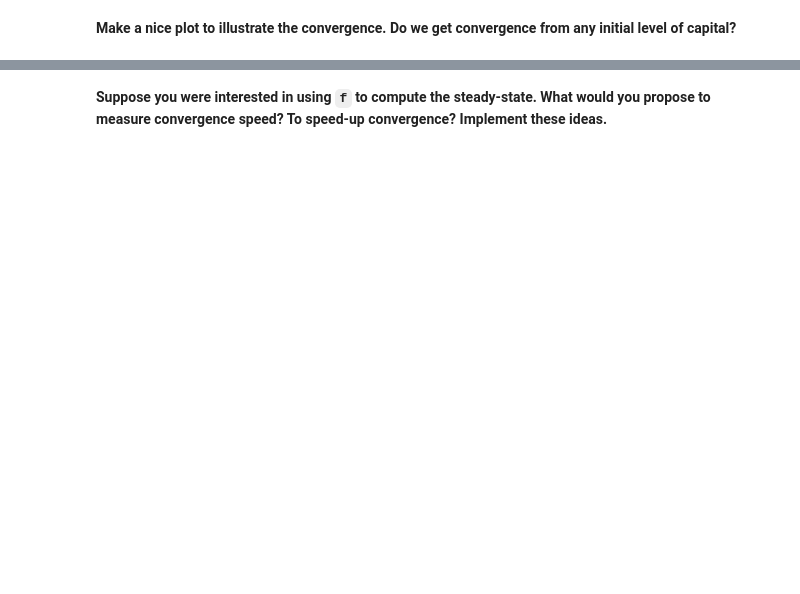
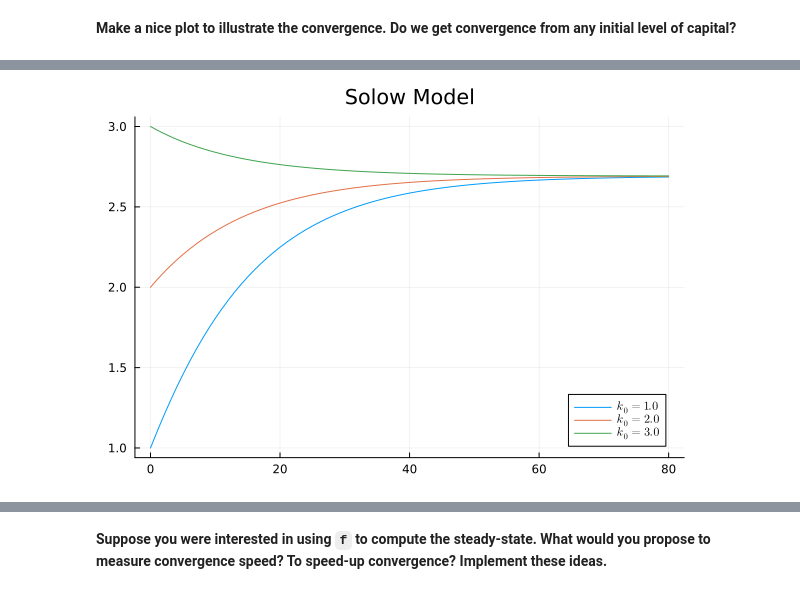
Before and after one commit to albop/mie37, a Jupyter notebook: tutorials/2_solow.ipynb, the cells around one changed output, grey strips where cells are left out. Saved outputs shown, nothing was run; the diff lists cells and outputs as text; code cells hidden in the pictures; blank space fills up the shorter version.

```diff
--- a/tutorials/2_solow.ipynb
+++ b/tutorials/2_solow.ipynb
@@ -44,0 +168,14 @@ __Make a nice plot to illustrate the convergence. Do we get convergence from any
+# %%
+# make the plot with different capital levels
+T = 80
+res_1 = simulate(1.0, T, model)
+res_2 = simulate(2.0, T, model)
+res_3 = simulate(3.0, T, model);
+# %%
+tvec = 0:T
+pl = plot(tvec, res_1; title="Solow Model", label="\$k_0=1.0\$");
+plot!(pl, tvec, res_2; label="\$k_0=2.0\$");
+plot!(pl, tvec, res_3; label="\$k_0=3.0\$");
+pl
+# %% [output]
+[figure, added]
```
Also changed, not shown: parts of 15 cells of this notebook, 38 other files.
